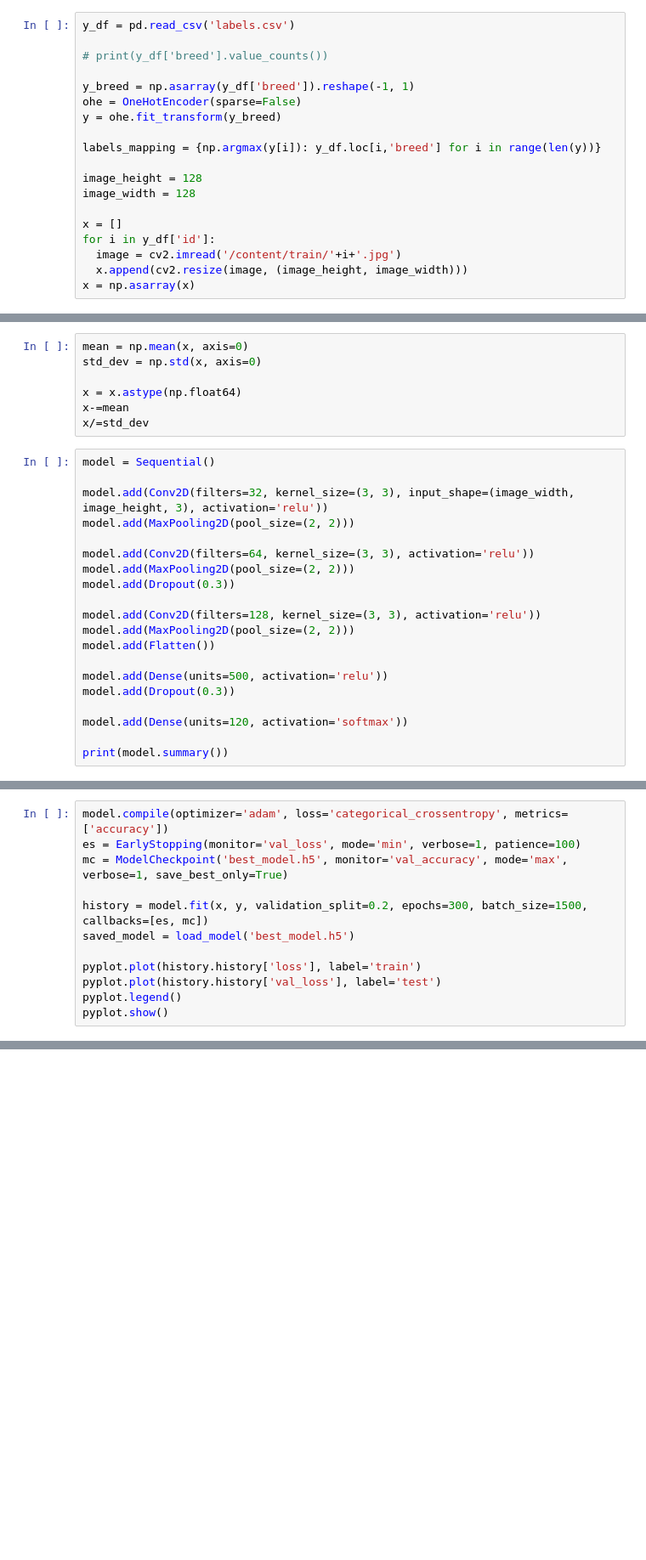
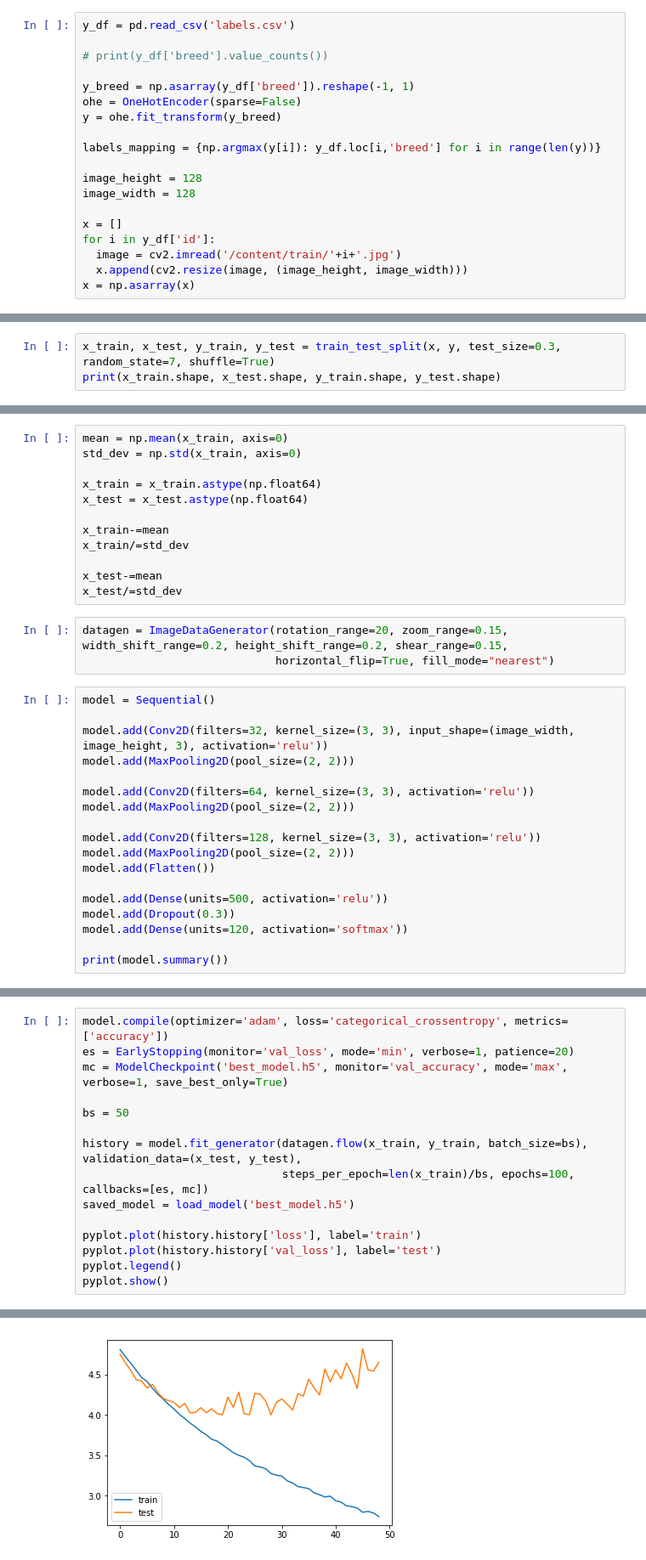
Before and after one commit to SaumilShah-7/Dog-Breed-Identification-Kaggle, a Jupyter notebook: Dog_Breed_Identification_Kaggle.ipynb, the cells around one changed output, grey strips where cells are left out. Shown: that part at 85% size. Cells and saved outputs as stored; diff of their text form; blank space fills up the shorter version.

```diff
--- a/Dog_Breed_Identification_Kaggle.ipynb
+++ b/Dog_Breed_Identification_Kaggle.ipynb
@@ -65,0 +83,3 @@ print(x[1].shape, y_breed[1])
+# %%
+x_train, x_test, y_train, y_test = train_test_split(x, y, test_size=0.3, random_state=7, shuffle=True)
+print(x_train.shape, x_test.shape, y_train.shape, y_test.shape)
@@ -66,10 +88,18 @@ print(x[1].shape, y_breed[1])
 # %%
-mean = np.mean(x, axis=0)
-std_dev = np.std(x, axis=0)
+mean = np.mean(x_train, axis=0)
+std_dev = np.std(x_train, axis=0)
 
-x = x.astype(np.float64)
-x-=mean
-x/=std_dev
+x_train = x_train.astype(np.float64)
+x_test = x_test.astype(np.float64)
+
+x_train-=mean
+x_train/=std_dev
+
+x_test-=mean
+x_test/=std_dev
+# %%
+datagen = ImageDataGenerator(rotation_range=20, zoom_range=0.15, width_shift_range=0.2, height_shift_range=0.2, shear_range=0.15,
+                             horizontal_flip=True, fill_mode="nearest")
 # %%
 model = Sequential()
 
@@ -78,7 +108,6 @@ model.add(MaxPooling2D(pool_size=(2, 2)))
 
 model.add(Conv2D(filters=64, kernel_size=(3, 3), activation='relu'))
 model.add(MaxPooling2D(pool_size=(2, 2)))
-model.add(Dropout(0.3))
 
 model.add(Conv2D(filters=128, kernel_size=(3, 3), activation='relu'))
 model.add(MaxPooling2D(pool_size=(2, 2)))
@@ -86,7 +115,6 @@ model.add(Flatten())
 
 model.add(Dense(units=500, activation='relu'))
 model.add(Dropout(0.3))
-
 model.add(Dense(units=120, activation='softmax'))
 
 print(model.summary())
@@ -93,12 +139,16 @@ print(model.summary())
 # %%
 model.compile(optimizer='adam', loss='categorical_crossentropy', metrics=['accuracy'])
-es = EarlyStopping(monitor='val_loss', mode='min', verbose=1, patience=100)
+es = EarlyStopping(monitor='val_loss', mode='min', verbose=1, patience=20)
 mc = ModelCheckpoint('best_model.h5', monitor='val_accuracy', mode='max', verbose=1, save_best_only=True)
 
-history = model.fit(x, y, validation_split=0.2, epochs=300, batch_size=1500, callbacks=[es, mc])
+bs = 50
+
+history = model.fit_generator(datagen.flow(x_train, y_train, batch_size=bs), validation_data=(x_test, y_test),
+                              steps_per_epoch=len(x_train)/bs, epochs=100, callbacks=[es, mc])
 saved_model = load_model('best_model.h5')
 
 pyplot.plot(history.history['loss'], label='train')
 pyplot.plot(history.history['val_loss'], label='test')
 pyplot.legend()
 pyplot.show()
+# %% [output]
@@ -104,0 +172 @@ pyplot.show()
+[figure, added]
```
Also changed, not shown: parts of 7 cells of this notebook.
